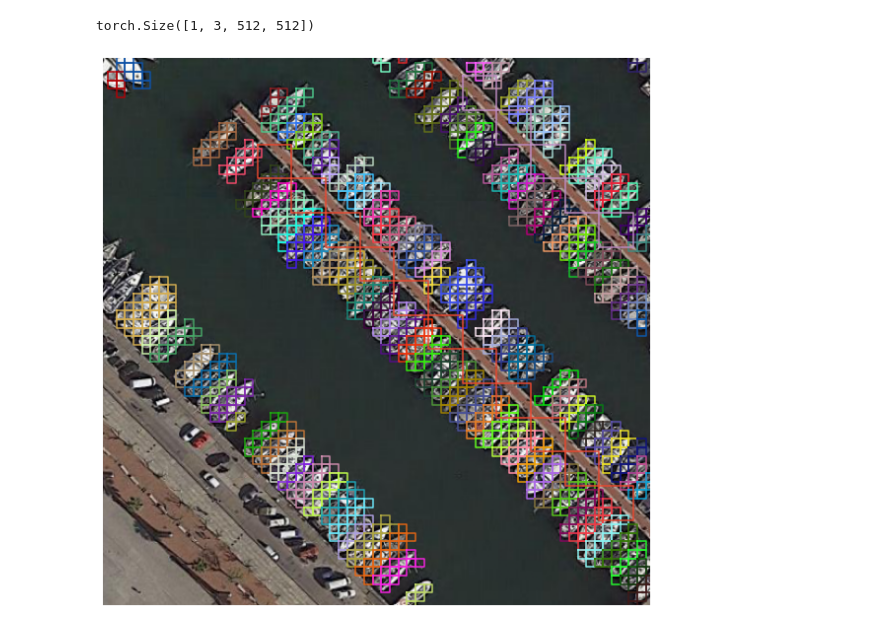
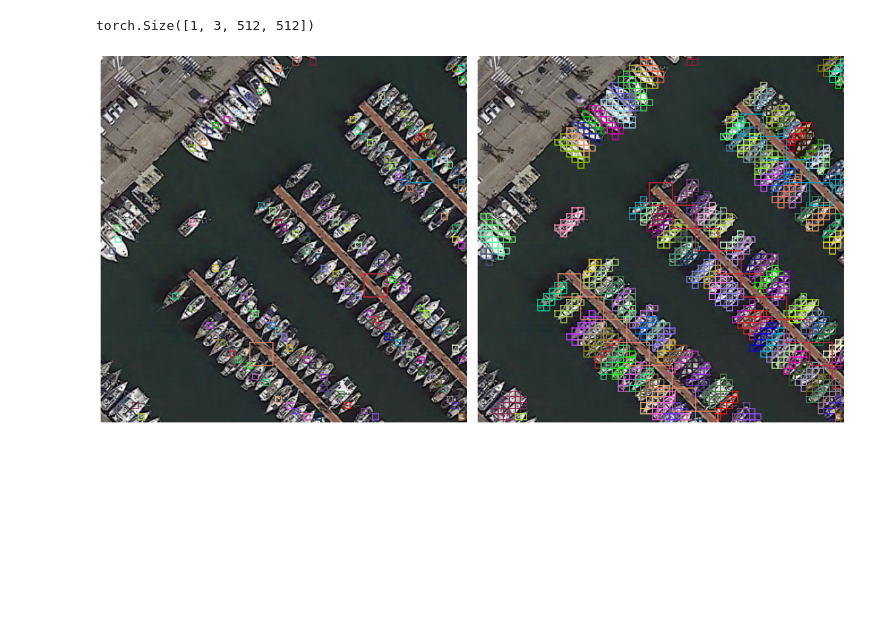
Before and after one commit to Lin-Sinorodin/OrientedBoundingBox, a Jupyter notebook: notebooks/assign.ipynb, the cells around one changed output. Cells and saved outputs as stored; diff of their text form; code cells hidden in the pictures; blank space fills up the shorter version.

Commit message:
update assigner notebook

```diff
--- a/notebooks/assign.ipynb
+++ b/notebooks/assign.ipynb
@@ -18,7 +18,7 @@ from obb.model.oriented_reppoints_loss import *
 from obb.utils.dataset import Dataset
 # %%
 # Load sample image
-img_idx = 2
+img_idx = 1
 
 train_dataset = Dataset(path='../assets/DOTA_sample_data/split')
 train_data_loader = DataLoader(train_dataset, batch_size=1, shuffle=False)
@@ -34,31 +34,46 @@ torch.Size([1, 3, 512, 512])
 # %%
 # Assign cells in feature maps to gt objects
 b, xy, (h, w) = 1, 18, img.shape[2:]
 lvls = [3, 4, 5]
 strides = [2 ** lvl for lvl in lvls]
 colors = ['#%06X' % randint(0, 0xFFFFFF) for _ in obb]
 stride_dict = {f'P{lvl}': stride for lvl, stride in zip(lvls, strides)}
 feature_map_dict = {f'P{lvl}': torch.rand(b, xy, h, w) for lvl in lvls}
 
 model_loss = OrientedRepPointsLoss(stride_dict)
-assigner = SimpleAssigner()
+simple_assigner = SimpleAssigner()
+point_assigner = OBBPointAssigner()
 
 centers, _ = model_loss._get_centers(feature_map_dict, feature_map_dict)
-assigned_gt_idxs, assigned_labels = assigner.assign(centers, obb, object_class)
+simple_assigned_gt_idxs, simple_assigned_labels = simple_assigner.assign(centers, obb, object_class)
+point_assigned_gt_idxs, point_assigned_labels = point_assigner.assign(centers, obb, object_class)
 
-fig = plt.figure(figsize=(8, 8))
-ax = fig.add_subplot(1, 1, 1)
+fig = plt.figure(figsize=(16, 8))
+ax1 = fig.add_subplot(1, 2, 1)
+ax2 = fig.add_subplot(1, 2, 2)
+
 for i in range(len(centers)):
-    if assigned_labels[i] != 0:
+    if point_assigned_labels[i] != 0:
         x, y, stride = centers[i]
         square = torch.Tensor([[x - 0.5 * stride, y - 0.5 * stride],
                                [x + 0.5 * stride, y - 0.5 * stride],
                                [x + 0.5 * stride, y + 0.5 * stride],
                                [x - 0.5 * stride, y + 0.5 * stride]])
-        ax.plot(torch.cat((square[:, 0], square[0, 0].reshape(1))), torch.cat((square[:, 1], square[0, 1].reshape(1))), color=colors[assigned_gt_idxs[i] - 1])
+        ax1.plot(torch.cat((square[:, 0], square[0, 0].reshape(1))), torch.cat((square[:, 1], square[0, 1].reshape(1))), color=colors[point_assigned_gt_idxs[i] - 1])
 
-ax.imshow(img.squeeze().permute(1, 2, 0).numpy())
-ax.set_axis_off()
+for i in range(len(centers)):
+    if simple_assigned_labels[i] != 0:
+        x, y, stride = centers[i]
+        square = torch.Tensor([[x - 0.5 * stride, y - 0.5 * stride],
+                               [x + 0.5 * stride, y - 0.5 * stride],
+                               [x + 0.5 * stride, y + 0.5 * stride],
+                               [x - 0.5 * stride, y + 0.5 * stride]])
+        ax2.plot(torch.cat((square[:, 0], square[0, 0].reshape(1))), torch.cat((square[:, 1], square[0, 1].reshape(1))), color=colors[simple_assigned_gt_idxs[i] - 1])
+
+ax1.imshow(img.squeeze().permute(1, 2, 0).numpy())
+ax2.imshow(img.squeeze().permute(1, 2, 0).numpy())
+ax1.set_axis_off()
+ax2.set_axis_off()
 plt.tight_layout()
 # %% [output]
-[figure, old version]
+[figure, new version]
```
